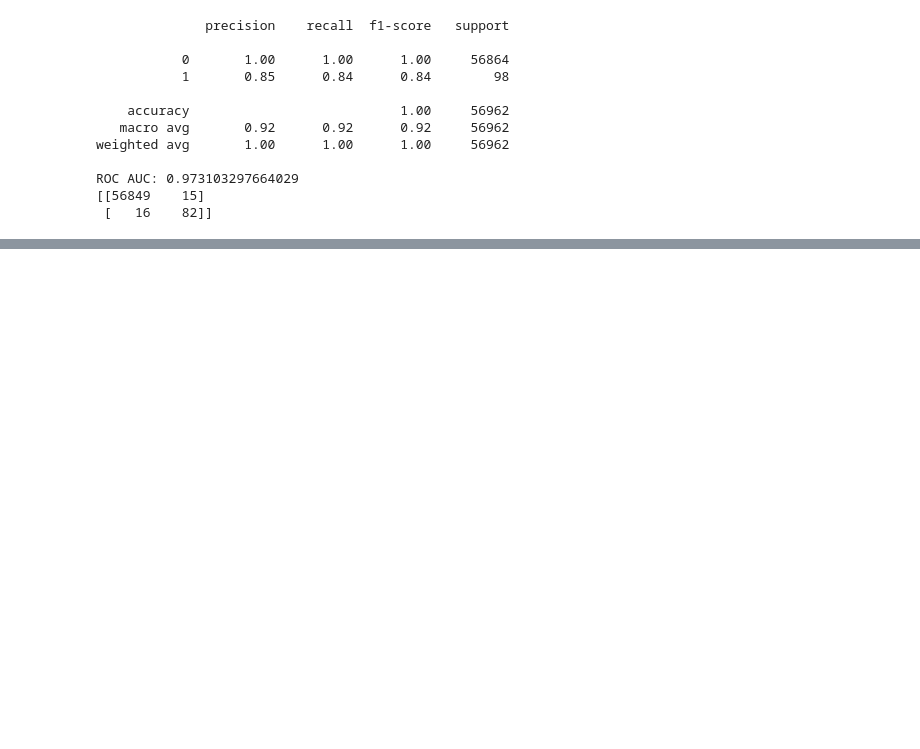
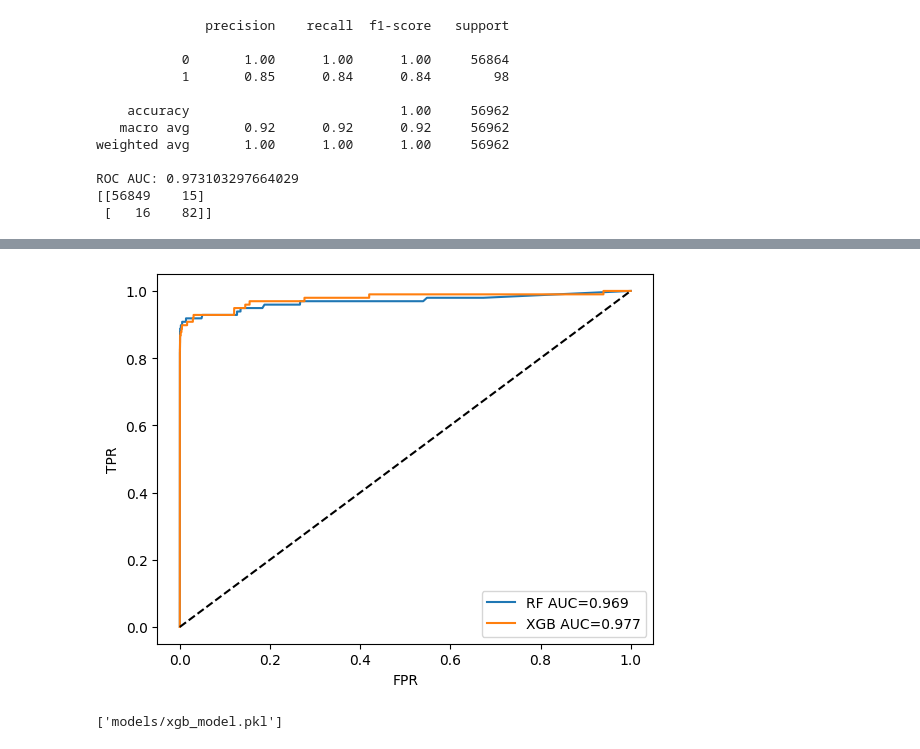
Before and after one commit to ShehanJay19/Credit-Crad-Fraud-Detetction, a Jupyter notebook: CCFD-model.ipynb, the cells around one changed output, grey strips where cells are left out. Cells and saved outputs as stored; diff of their text form; code cells hidden in the pictures; blank space fills up the shorter version.

Commit message:
model trained and added

```diff
--- a/CCFD-model.ipynb
+++ b/CCFD-model.ipynb
@@ -155,21 +151,21 @@ Successfully installed xgboost-3.1.1
 [notice] To update, run: C:\Users\sheha\AppData\Local\Microsoft\WindowsApps\PythonSoftwareFoundation.Python.3.13_qbz5n2kfra8p0\python.exe -m pip install --upgrade pip
 # %%
 from xgboost import XGBClassifier
-xgb=XGBClassifier(
+
+xgb = XGBClassifier(
     n_estimators=200,
     learning_rate=0.1,
     max_depth=6,
     use_label_encoder=False,
-    eval_matric='logloss',
+    eval_metric='logloss',
     random_state=42,
     n_jobs=-1
 )
+xgb.fit(X_train_res, y_train_res)
 
-xgb.fit(X_train_res,y_train_res)
-
-y_pred_xgb=xgb.predict(X_test)
-y_proba_xgb=xgb.predict_proba(X_test)[:,1]
+y_pred_xgb = xgb.predict(X_test)
+y_proba_xgb = xgb.predict_proba(X_test)[:,1]
 
 print(classification_report(y_test, y_pred_xgb))
-print("ROC AUC:",roc_auc_score(y_test,y_proba_xgb))
+print("ROC AUC:", roc_auc_score(y_test, y_proba_xgb))
 # %% [output]
@@ -188,0 +286,21 @@ ROC AUC: 0.9768807494860634
+# %%
+from sklearn.metrics import roc_curve, precision_recall_curve, auc
+import matplotlib.pyplot as plt
+
+fpr_rf, tpr_rf, _ = roc_curve(y_test, y_proba)
+fpr_xgb, tpr_xgb, _ = roc_curve(y_test, y_proba_xgb)
+plt.plot(fpr_rf, tpr_rf, label=f'RF AUC={auc(fpr_rf,tpr_rf):.3f}')
+plt.plot(fpr_xgb, tpr_xgb, label=f'XGB AUC={auc(fpr_xgb,tpr_xgb):.3f}')
+plt.plot([0,1],[0,1],'k--')
+plt.xlabel('FPR')
+plt.ylabel('TPR')
+plt.legend()
+plt.show()
+# %% [output]
+[figure, added]
+# %%
+import joblib
+joblib.dump(rf, "models/rf_model.pkl")
+joblib.dump(xgb, "models/xgb_model.pkl")
+# %% [output]
+['models/xgb_model.pkl']
```
Also changed, not shown: parts of 4 cells of this notebook, 3 other files.
